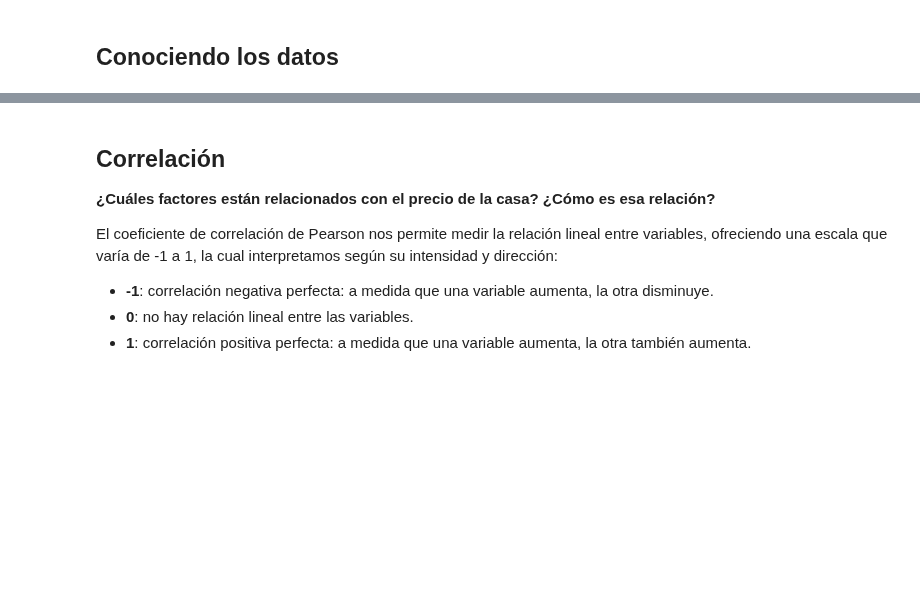
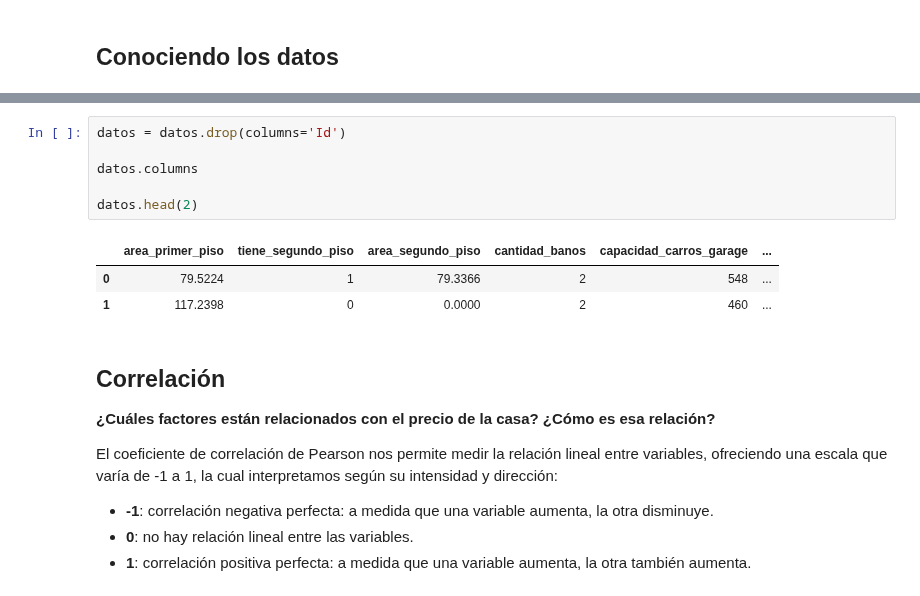
Before and after one commit to ivazquez-07/python_data_science_excersises, a Jupyter notebook: Probando Relaciones con Regresion Lineal/precios_de_inmuebles_regresion_lineal.ipynb, the cells around one changed output, grey strips where cells are left out. Saved outputs shown, nothing was run; the diff lists cells and outputs as text; blank space fills up the shorter version.

```diff
--- a/Probando Relaciones con Regresion Lineal/precios_de_inmuebles_regresion_lineal.ipynb
+++ b/Probando Relaciones con Regresion Lineal/precios_de_inmuebles_regresion_lineal.ipynb
@@ -35,3 +59,13 @@ datos.head()
+# %%
+datos = datos.drop(columns='Id')
+
+datos.columns
+
+datos.head(2)
+# %% [output]
+|  | area_primer_piso | tiene_segundo_piso | area_segundo_piso | cantidad_banos | capacidad_carros_garage | ... |
+| 0 | 79.5224 | 1 | 79.3366 | 2 | 548 | ... |
+| 1 | 117.2398 | 0 | 0.0000 | 2 | 460 | ... |
 # %% [markdown]
 ## Correlación
 
```
Also changed, not shown: parts of 13 cells of this notebook.
